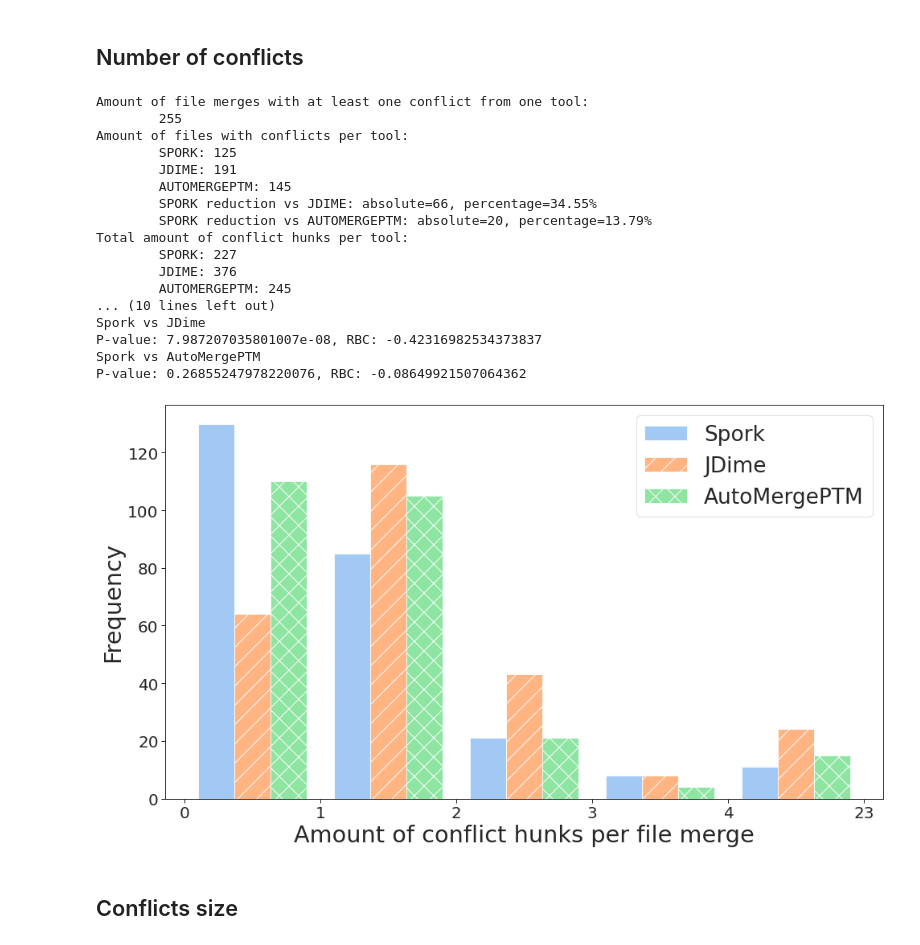
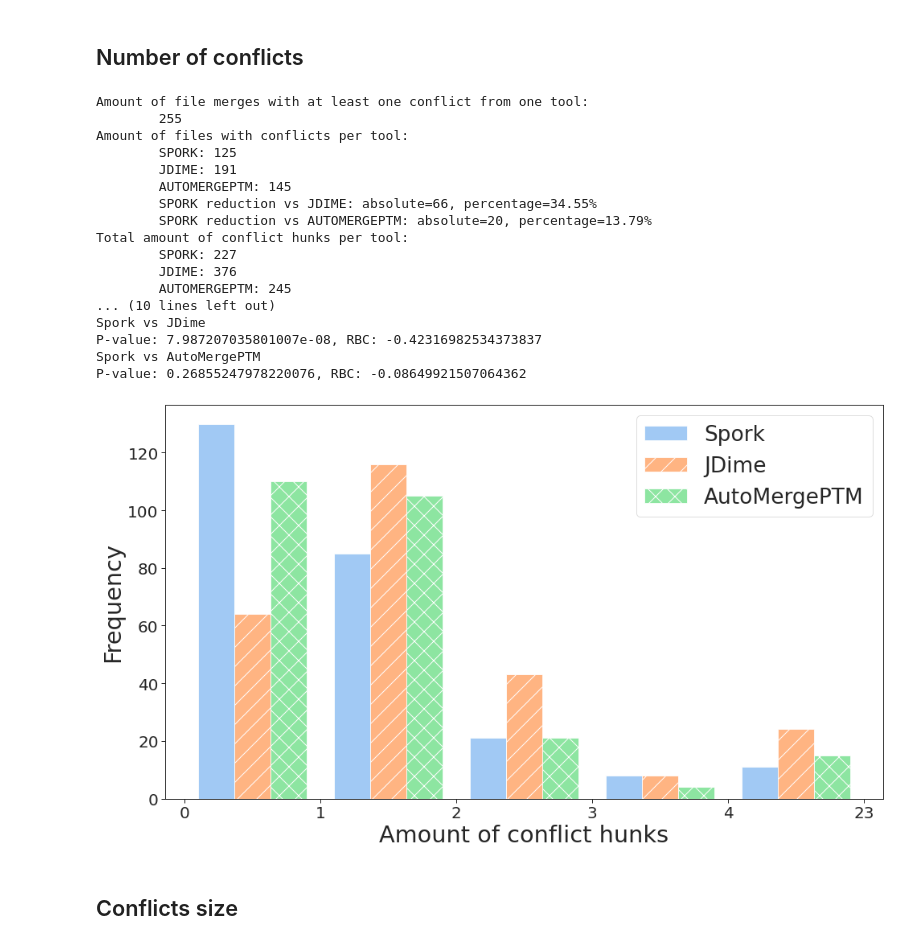
Before and after one commit to slarse/spork-experiments, a Jupyter notebook: analysis.ipynb, the cells around one changed output. Cells and saved outputs as stored; diff of their text form; code cells hidden in the pictures.

```diff
--- a/analysis.ipynb
+++ b/analysis.ipynb
@@ -312,7 +312,7 @@ def plot_conflict_hunk_quantities():
     histogram(
         aligned_conflicts,
         bins=bins,
-        xlabel="Amount of conflict hunks per file merge",
+        xlabel="Amount of conflict hunks",
     )
 
 
@@ -322,33 +322,33 @@ def print_conflict_quantity_details(conflicts: pd.DataFrame) -> None:
     )
 
     print(f"Amount of files with conflicts per tool:")
     print_tool_results(conflicts, callback=np.count_nonzero)
 
     print(f"Total amount of conflict hunks per tool:")
     print_tool_results(conflicts, callback=np.sum)
 
     print_size_compared_to_spork(conflicts)
 
 
 plot_conflict_hunk_quantities()
 # %% [output]
 Amount of file merges with at least one conflict from one tool:
         255
 Amount of files with conflicts per tool:
         SPORK: 125
         JDIME: 191
         AUTOMERGEPTM: 145
         SPORK reduction vs JDIME: absolute=66, percentage=34.55%
         SPORK reduction vs AUTOMERGEPTM: absolute=20, percentage=13.79%
 Total amount of conflict hunks per tool:
         SPORK: 227
         JDIME: 376
         AUTOMERGEPTM: 245
 ... (10 lines left out)
 Spork vs JDime
 P-value: 7.987207035801007e-08, RBC: -0.42316982534373837
 Spork vs AutoMergePTM
 P-value: 0.26855247978220076, RBC: -0.08649921507064362
-[figure, old version]
+[figure, new version]
 # %% [markdown]
 ## Conflicts size
```
Also changed, not shown: parts of 3 cells of this notebook, 1 other file.
